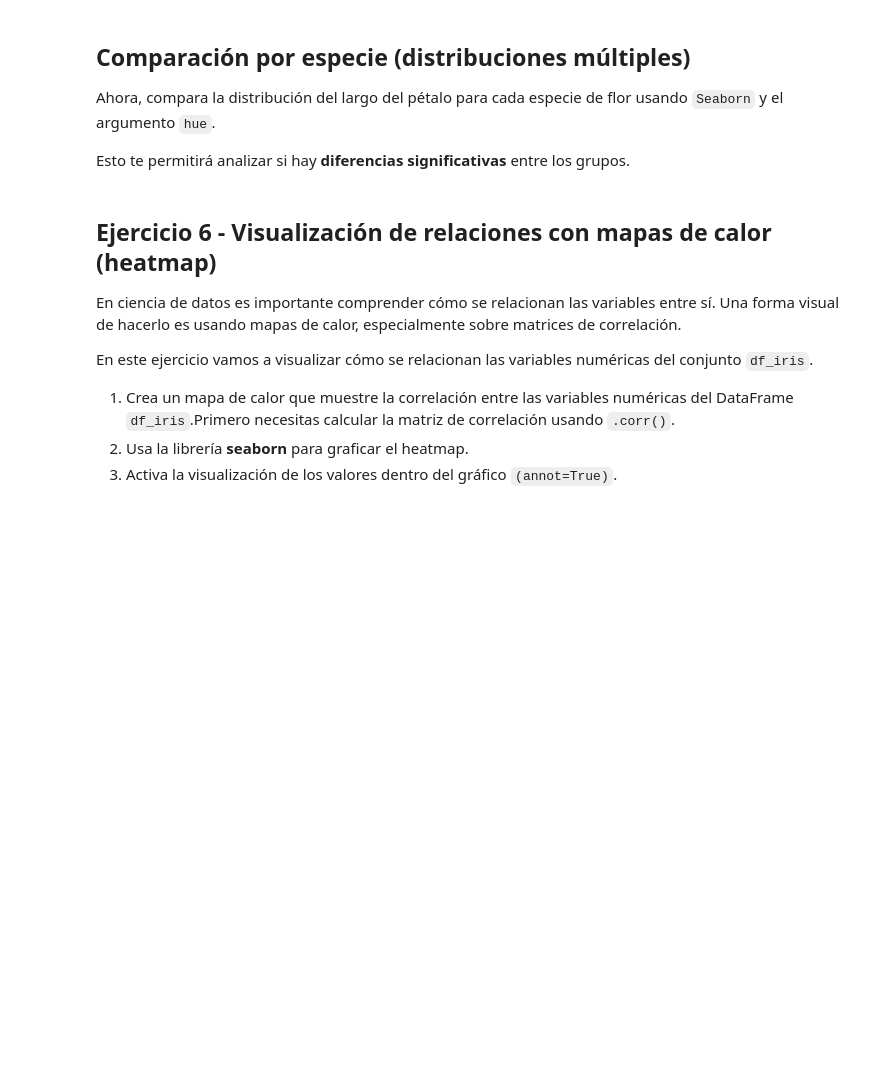
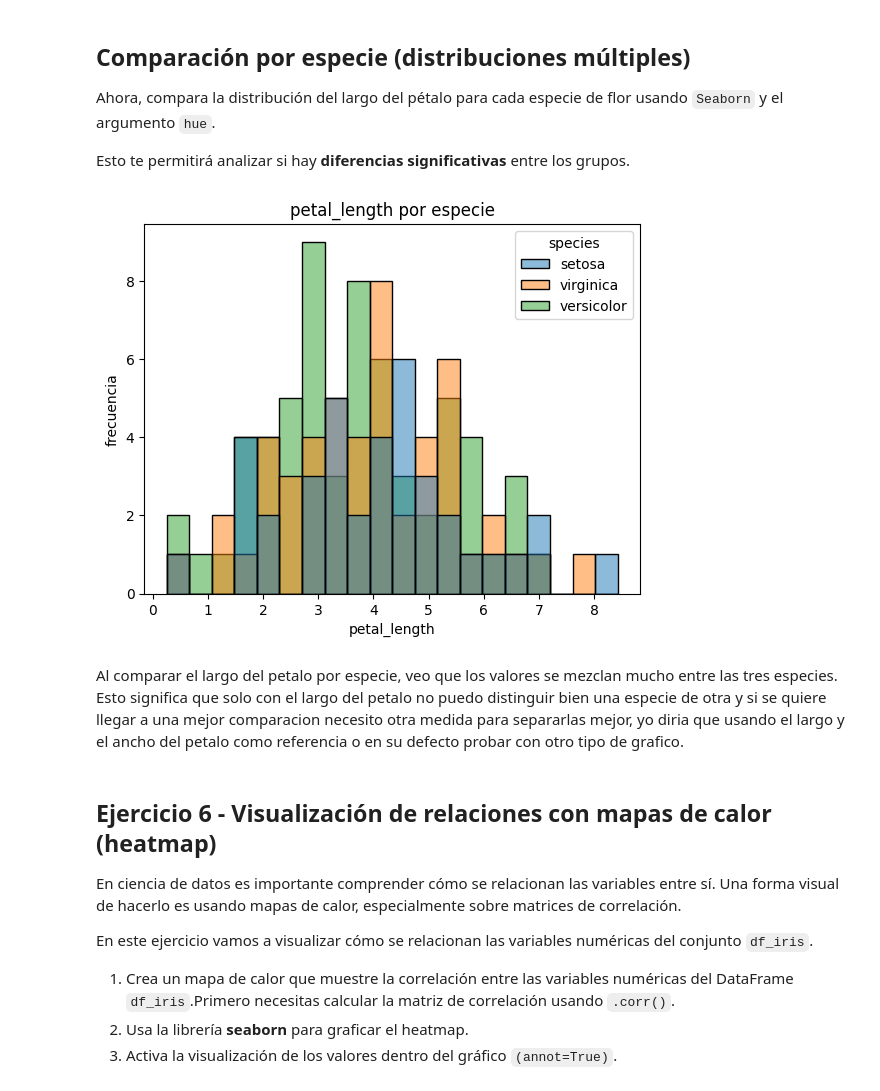
Before and after one commit to 4GeeksAcademy/diagramas, a Jupyter notebook: notebook/problems.es.ipynb, the cells around one changed output. Drawn from its saved outputs; the diff is of its cells as text; code cells hidden in the pictures; blank space fills up the shorter version.

```diff
--- a/notebook/problems.es.ipynb
+++ b/notebook/problems.es.ipynb
@@ -229,3 +239,15 @@ Esto te permitirá analizar si hay **diferencias significativas** entre los grup
+# %%
+sns.histplot(df_iris, x="petal_length", hue="species", bins=20)
+
+plt.title("petal_length por especie")
+plt.xlabel("petal_length")
+plt.ylabel("frecuencia")
+
+plt.show()
+# %% [output]
+[figure, added]
+# %% [markdown]
+Al comparar el largo del petalo por especie, veo que los valores se mezclan mucho entre las tres especies. Esto significa que solo con el largo del petalo no puedo distinguir bien una especie de otra y si se quiere llegar a una mejor comparacion necesito otra medida para separarlas mejor, yo diria que usando el largo y el ancho del petalo como referencia o en su defecto probar con otro tipo de grafico.
 # %% [markdown]
 ## Ejercicio 6 - Visualización de relaciones con mapas de calor (heatmap)
 
```
Also changed, not shown: parts of 8 cells of this notebook.
